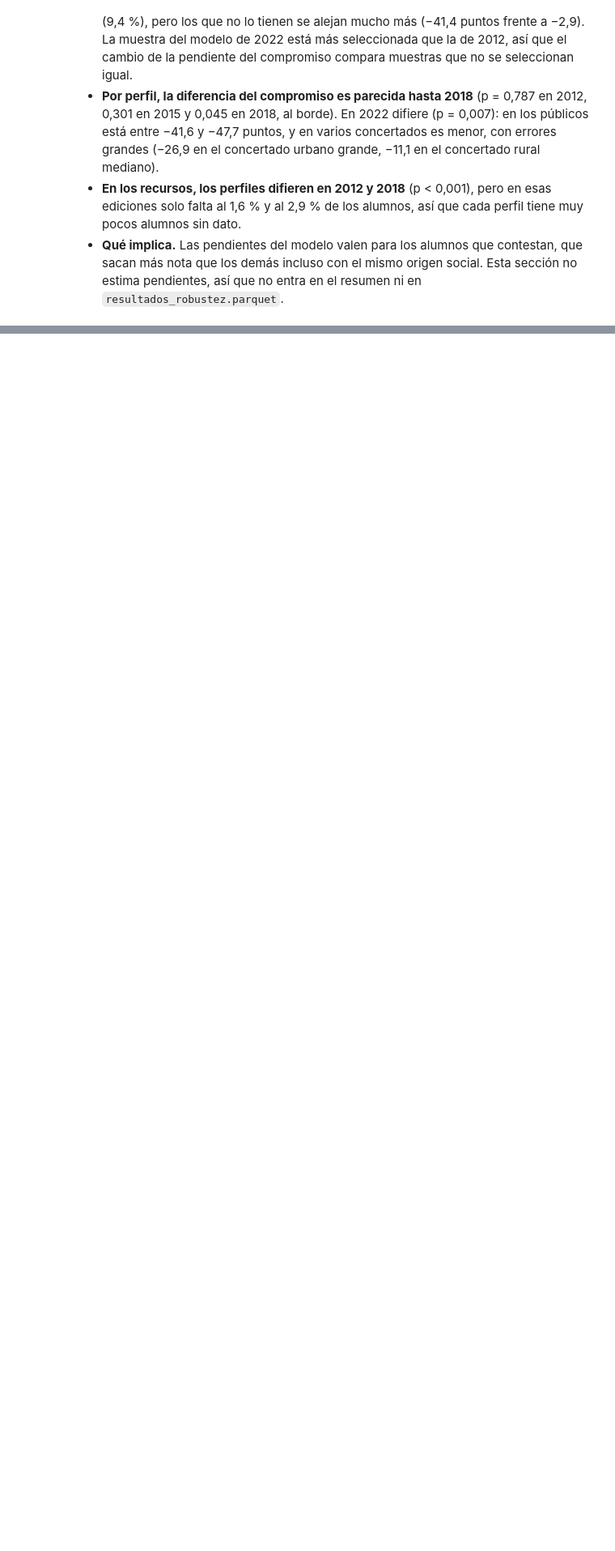
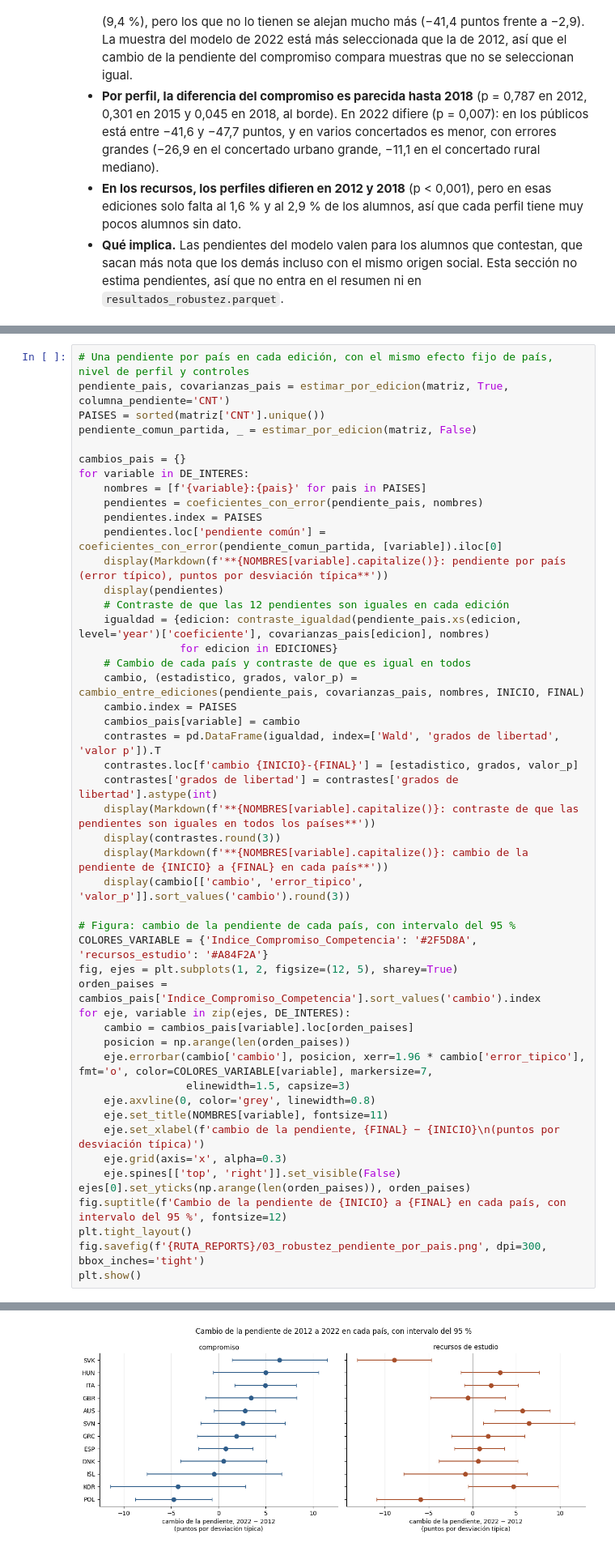
Before and after one commit to musero55/tfm_agente_pisa, a Jupyter notebook: notebooks/fase_3_modelado/03_robustez_regresion.ipynb, the cells around one changed output, grey strips where cells are left out. Shown at 81% size. Cells and saved outputs as stored; diff of their text form; blank space fills up the shorter version.

Commit message:
Proyecto cerrado
Falta revisar el código obsoleto. Si todo se puede borrar, se elimina esa carpeta y fin

```diff
--- a/notebooks/fase_3_modelado/03_robustez_regresion.ipynb
+++ b/notebooks/fase_3_modelado/03_robustez_regresion.ipynb
@@ -1057,0 +1066,49 @@ display(pd.Series(contrastes_huecos).unstack().round(4))
+# %%
+# Una pendiente por país en cada edición, con el mismo efecto fijo de país, nivel de perfil y controles
+pendiente_pais, covarianzas_pais = estimar_por_edicion(matriz, True, columna_pendiente='CNT')
+PAISES = sorted(matriz['CNT'].unique())
+pendiente_comun_partida, _ = estimar_por_edicion(matriz, False)
+
+cambios_pais = {}
+for variable in DE_INTERES:
+    nombres = [f'{variable}:{pais}' for pais in PAISES]
+    pendientes = coeficientes_con_error(pendiente_pais, nombres)
+    pendientes.index = PAISES
+    pendientes.loc['pendiente común'] = coeficientes_con_error(pendiente_comun_partida, [variable]).iloc[0]
+    display(Markdown(f'**{NOMBRES[variable].capitalize()}: pendiente por país (error típico), puntos por desviación típica**'))
+    display(pendientes)
+    # Contraste de que las 12 pendientes son iguales en cada edición
+    igualdad = {edicion: contraste_igualdad(pendiente_pais.xs(edicion, level='year')['coeficiente'], covarianzas_pais[edicion], nombres)
+                for edicion in EDICIONES}
+    # Cambio de cada país y contraste de que es igual en todos
+    cambio, (estadistico, grados, valor_p) = cambio_entre_ediciones(pendiente_pais, covarianzas_pais, nombres, INICIO, FINAL)
+    cambio.index = PAISES
+    cambios_pais[variable] = cambio
+    contrastes = pd.DataFrame(igualdad, index=['Wald', 'grados de libertad', 'valor p']).T
+    contrastes.loc[f'cambio {INICIO}-{FINAL}'] = [estadistico, grados, valor_p]
+    contrastes['grados de libertad'] = contrastes['grados de libertad'].astype(int)
+    display(Markdown(f'**{NOMBRES[variable].capitalize()}: contraste de que las pendientes son iguales en todos los países**'))
+    display(contrastes.round(3))
+    display(Markdown(f'**{NOMBRES[variable].capitalize()}: cambio de la pendiente de {INICIO} a {FINAL} en cada país**'))
+    display(cambio[['cambio', 'error_tipico', 'valor_p']].sort_values('cambio').round(3))
+
+# Figura: cambio de la pendiente de cada país, con intervalo del 95 %
+COLORES_VARIABLE = {'Indice_Compromiso_Competencia': '#2F5D8A', 'recursos_estudio': '#A84F2A'}
+fig, ejes = plt.subplots(1, 2, figsize=(12, 5), sharey=True)
+orden_paises = cambios_pais['Indice_Compromiso_Competencia'].sort_values('cambio').index
+for eje, variable in zip(ejes, DE_INTERES):
+    cambio = cambios_pais[variable].loc[orden_paises]
+    posicion = np.arange(len(orden_paises))
+    eje.errorbar(cambio['cambio'], posicion, xerr=1.96 * cambio['error_tipico'], fmt='o', color=COLORES_VARIABLE[variable], markersize=7,
+                 elinewidth=1.5, capsize=3)
+    eje.axvline(0, color='grey', linewidth=0.8)
+    eje.set_title(NOMBRES[variable], fontsize=11)
+    eje.set_xlabel(f'cambio de la pendiente, {FINAL} − {INICIO}\n(puntos por desviación típica)')
+    eje.grid(axis='x', alpha=0.3)
+    eje.spines[['top', 'right']].set_visible(False)
+ejes[0].set_yticks(np.arange(len(orden_paises)), orden_paises)
+fig.suptitle(f'Cambio de la pendiente de {INICIO} a {FINAL} en cada país, con intervalo del 95 %', fontsize=12)
+plt.tight_layout()
+fig.savefig(f'{RUTA_REPORTS}/03_robustez_pendiente_por_pais.png', dpi=300, bbox_inches='tight')
+plt.show()
+# %% [output]
@@ -1057,0 +1187 @@ display(pd.Series(contrastes_huecos).unstack().round(4))
+[figure, added]
```
Also changed, not shown: parts of 10 cells of this notebook, 7 other files.
